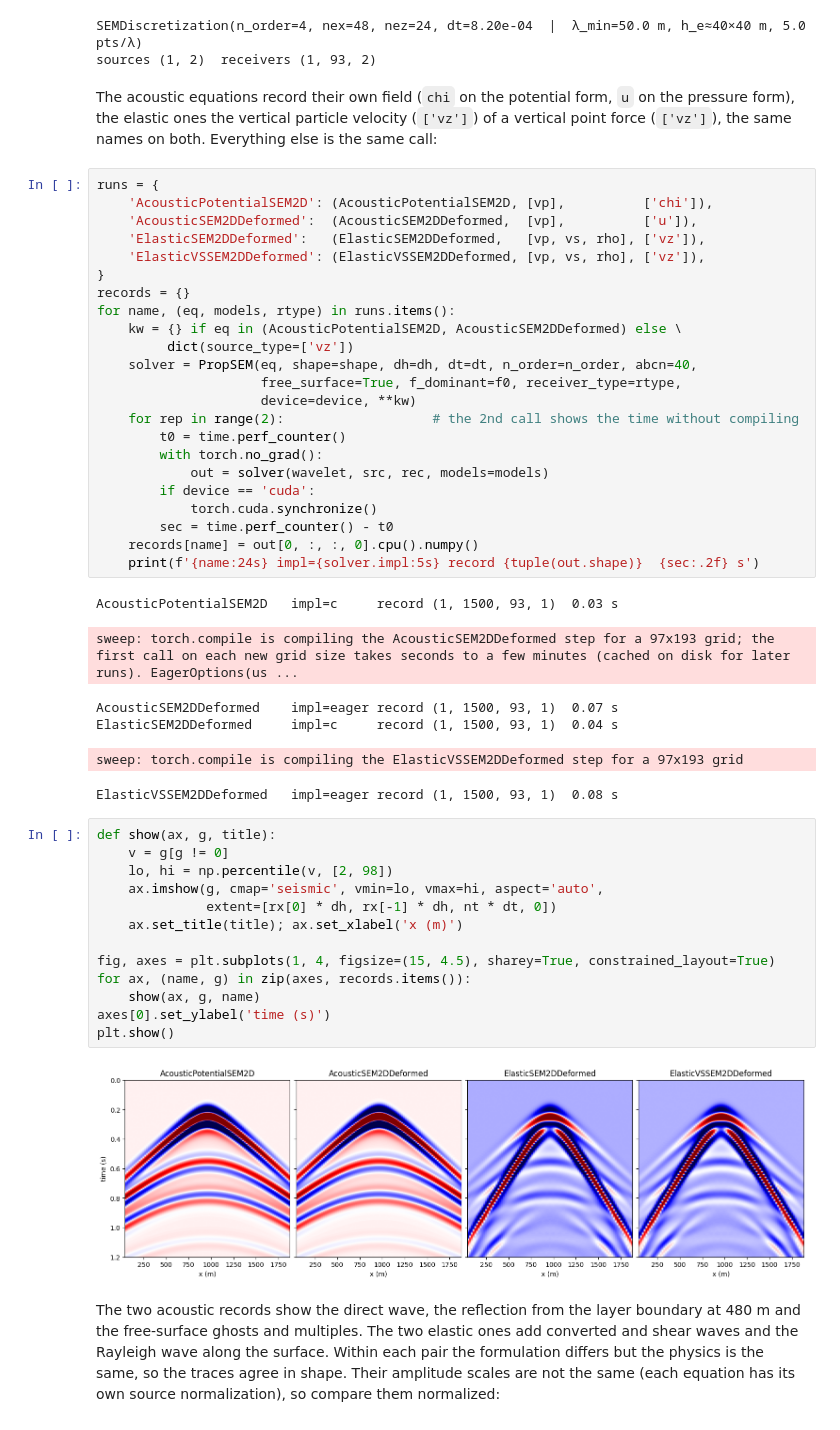
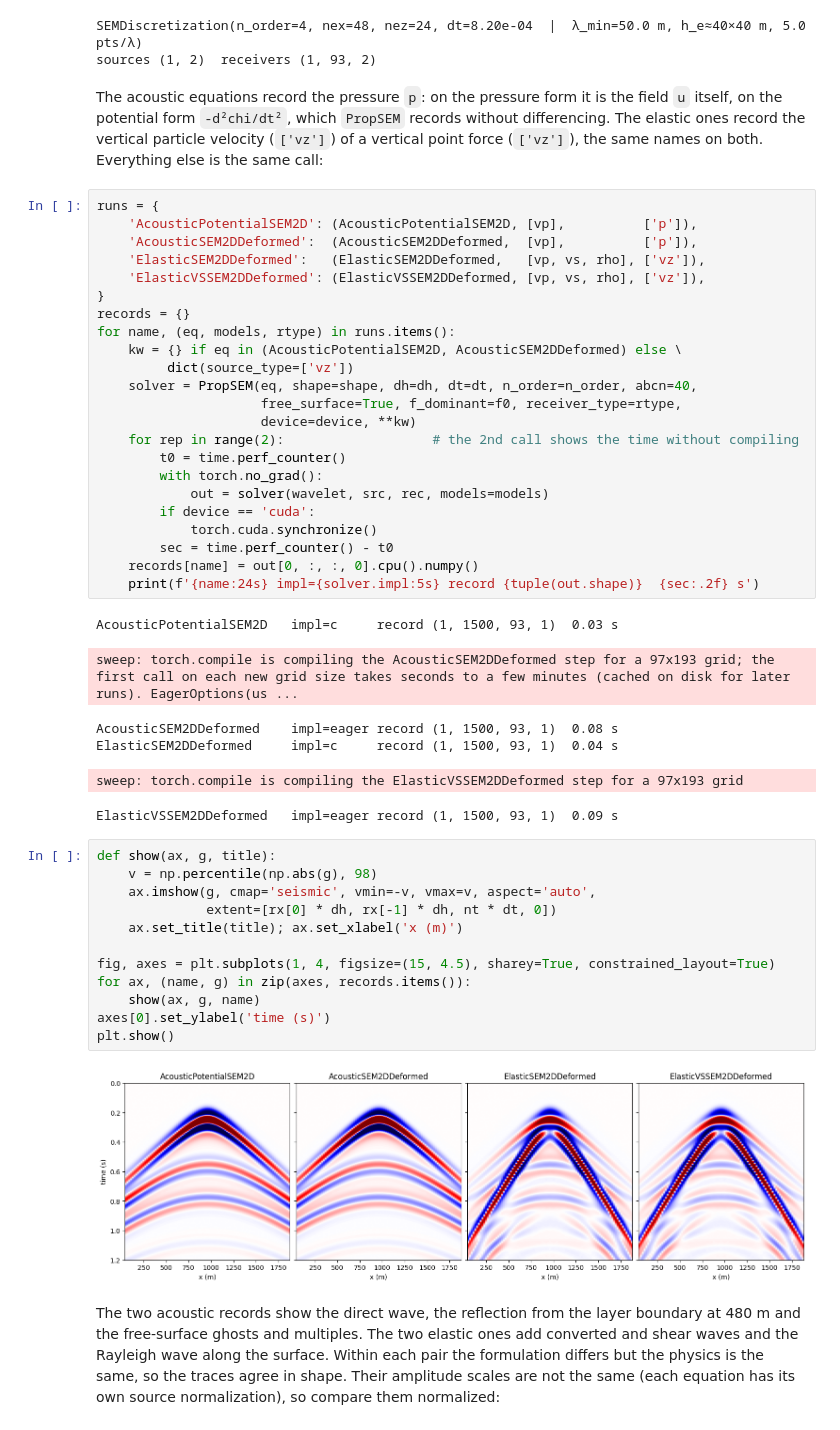
Before and after one commit to DeepWave-KAUST/sweep, a Jupyter notebook: docs/notebooks/51_sem_equations_and_models.ipynb, the cells around one changed output. Saved outputs shown, nothing was run; the diff lists cells and outputs as text.

```diff
--- a/docs/notebooks/51_sem_equations_and_models.ipynb
+++ b/docs/notebooks/51_sem_equations_and_models.ipynb
@@ -165,14 +176,15 @@ print('sources', src.shape, ' receivers', rec.shape)
 SEMDiscretization(n_order=4, nex=48, nez=24, dt=8.20e-04  |  λ_min=50.0 m, h_e≈40×40 m, 5.0 pts/λ)
 sources (1, 2)  receivers (1, 93, 2)
 # %% [markdown]
-The acoustic equations record their own field (`chi` on the potential form, `u`
-on the pressure form), the elastic ones the vertical particle velocity (`['vz']`)
-of a vertical point force (`['vz']`), the same names on both. Everything else is
-the same call:
+The acoustic equations record the pressure `p`: on the pressure form it is the
+field `u` itself, on the potential form `-d²chi/dt²`, which `PropSEM` records
+without differencing. The elastic ones record the vertical particle velocity
+(`['vz']`) of a vertical point force (`['vz']`), the same names on both.
+Everything else is the same call:
 # %%
 runs = {
-    'AcousticPotentialSEM2D': (AcousticPotentialSEM2D, [vp],          ['chi']),
-    'AcousticSEM2DDeformed':  (AcousticSEM2DDeformed,  [vp],          ['u']),
+    'AcousticPotentialSEM2D': (AcousticPotentialSEM2D, [vp],          ['p']),
+    'AcousticSEM2DDeformed':  (AcousticSEM2DDeformed,  [vp],          ['p']),
     'ElasticSEM2DDeformed':   (ElasticSEM2DDeformed,   [vp, vs, rho], ['vz']),
     'ElasticVSSEM2DDeformed': (ElasticVSSEM2DDeformed, [vp, vs, rho], ['vz']),
 }
@@ -195,25 +207,24 @@ for name, (eq, models, rtype) in runs.items():
 # %% [output]
 AcousticPotentialSEM2D   impl=c     record (1, 1500, 93, 1)  0.03 s
 sweep: torch.compile is compiling the AcousticSEM2DDeformed step for a 97x193 grid; the first call on each new grid size takes seconds to a few minutes (cached on disk for later runs). EagerOptions(us ...
-AcousticSEM2DDeformed    impl=eager record (1, 1500, 93, 1)  0.07 s
+AcousticSEM2DDeformed    impl=eager record (1, 1500, 93, 1)  0.08 s
 ElasticSEM2DDeformed     impl=c     record (1, 1500, 93, 1)  0.04 s
 sweep: torch.compile is compiling the ElasticVSSEM2DDeformed step for a 97x193 grid
-ElasticVSSEM2DDeformed   impl=eager record (1, 1500, 93, 1)  0.08 s
+ElasticVSSEM2DDeformed   impl=eager record (1, 1500, 93, 1)  0.09 s
 # %%
 def show(ax, g, title):
-    v = g[g != 0]
-    lo, hi = np.percentile(v, [2, 98])
-    ax.imshow(g, cmap='seismic', vmin=lo, vmax=hi, aspect='auto',
+    v = np.percentile(np.abs(g), 98)
+    ax.imshow(g, cmap='seismic', vmin=-v, vmax=v, aspect='auto',
               extent=[rx[0] * dh, rx[-1] * dh, nt * dt, 0])
     ax.set_title(title); ax.set_xlabel('x (m)')
 
 fig, axes = plt.subplots(1, 4, figsize=(15, 4.5), sharey=True, constrained_layout=True)
 for ax, (name, g) in zip(axes, records.items()):
     show(ax, g, name)
 axes[0].set_ylabel('time (s)')
 plt.show()
 # %% [output]
-[figure, old version]
+[figure, new version]
 # %% [markdown]
 The two acoustic records show the direct wave, the reflection from the layer
 boundary at 480 m and the free-surface ghosts and multiples. The two elastic
```
Also changed, not shown: parts of 15 cells of this notebook, 15 other files.
